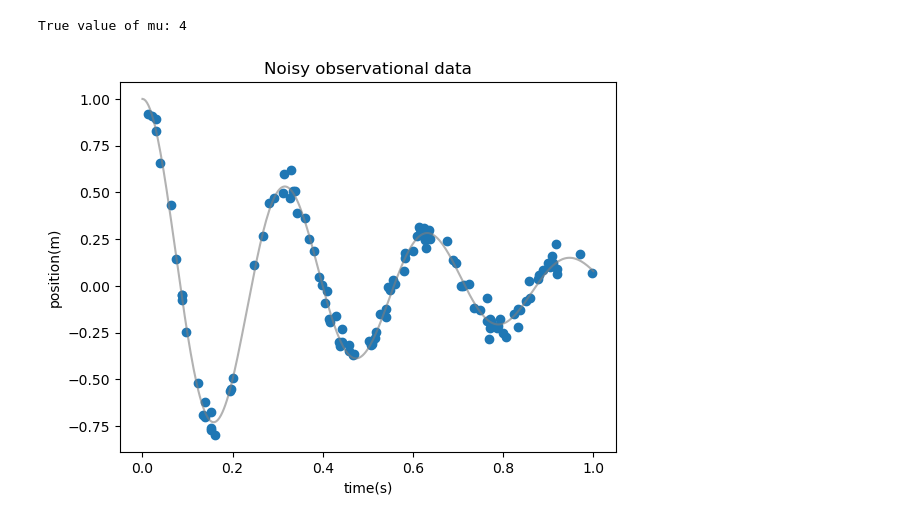
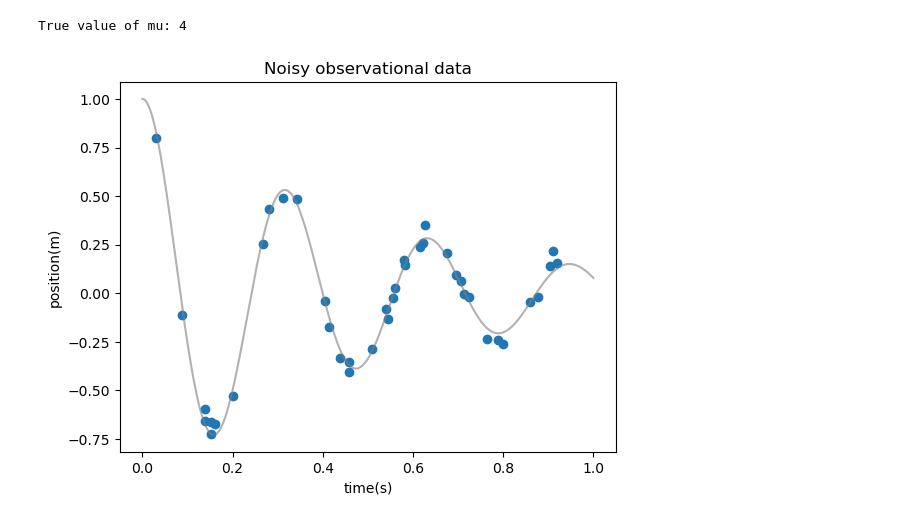
Before and after one commit to saglamzeynep/Harmonic-Oscillator, a Jupyter notebook: Harmonic Oscillator-PINN.ipynb, the cells around one changed output. Drawn from its saved outputs; the diff is of its cells as text; code cells hidden in the pictures.

```diff
--- a/Harmonic Oscillator-PINN.ipynb
+++ b/Harmonic Oscillator-PINN.ipynb
@@ -101,23 +101,23 @@ for i in range(15001):
 # %%
 # creating noisy observational data
 torch.manual_seed(954)
 d, w0 = 2, 20
 print(f"True value of mu: {2*d}")
-t_obs = torch.rand(120).view(-1,1)
+t_obs = torch.rand(40).view(-1,1)
 u_obs = exact_solution(d, w0, t_obs) + 0.04*torch.randn_like(t_obs)
 
 plt.figure()
 plt.title("Noisy observational data")
 plt.scatter(t_obs[:,0], u_obs[:,0])
 t_test, u_exact = torch.linspace(0,1,300).view(-1,1), exact_solution(d, w0, t_test)
 plt.plot(t_test[:,0], u_exact[:,0], label="Exact solution", color="tab:grey", alpha=0.6)
 plt.savefig("noisy_data.png",bbox_inches='tight')
 plt.xlabel("time(s)")
 plt.ylabel("position(m)")
 plt.show()
 # %% [output]
 True value of mu: 4
-[figure, old version]
+[figure, new version]
 # %%
 torch.manual_seed(954)
 
```
Also changed, not shown: parts of 2 cells of this notebook.
